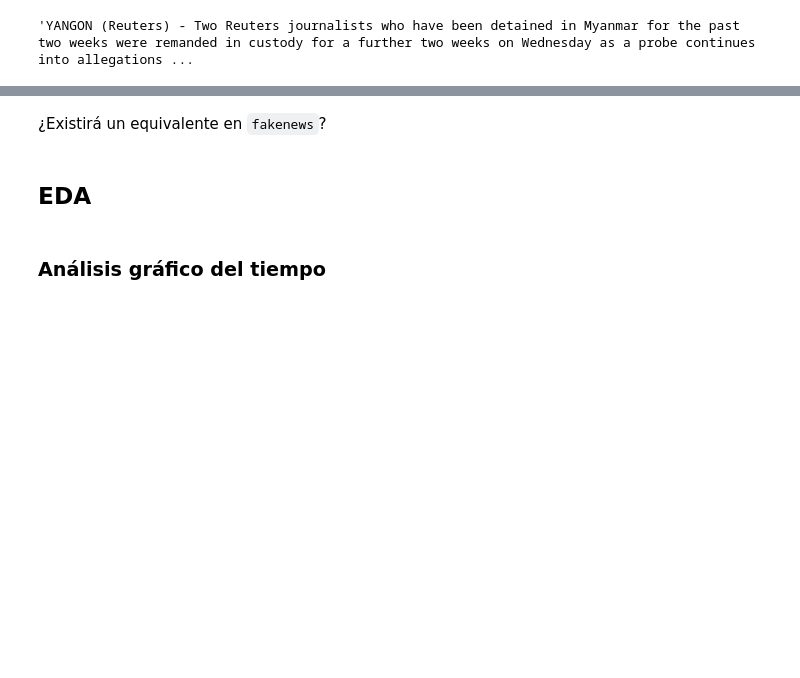
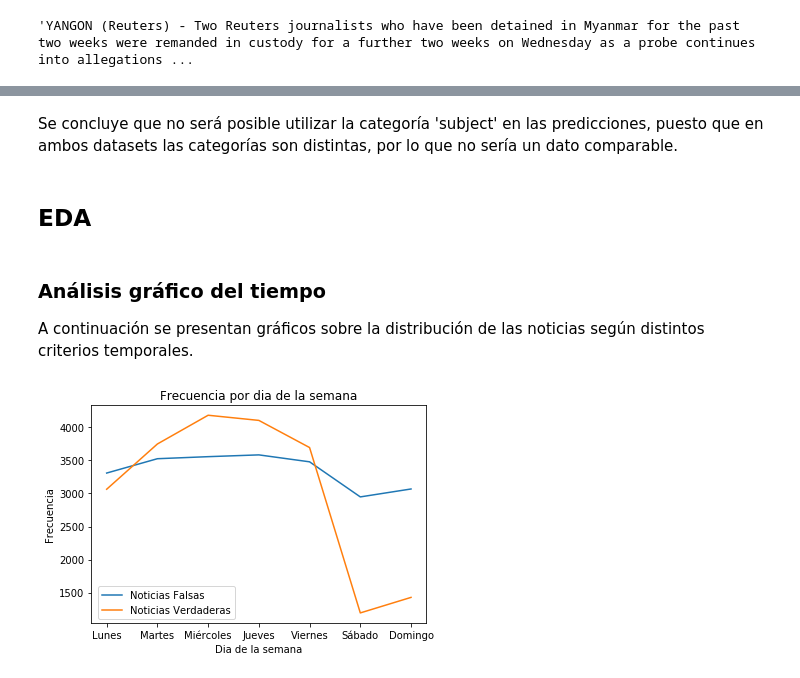
Before and after one commit to framunoz/Detector-Noticias-Falsas, a Jupyter notebook: codigo/01-Carga_de_datos.ipynb, the cells around one changed output, grey strips where cells are left out. Saved outputs shown, nothing was run; the diff lists cells and outputs as text; code cells hidden in the pictures; blank space fills up the shorter version.

Commit message:
Graficos por tiempo terminados y nubes de palabras avance

```diff
--- a/codigo/01-Carga_de_datos.ipynb
+++ b/codigo/01-Carga_de_datos.ipynb
@@ -167,6 +191,28 @@ Podemos decir entonces que una noticia de `'worldnews'` es una noticia estadouni
-# %% [markdown]
-¿Existirá un equivalente en `fakenews`?
+# %% [markdown]
+Se concluye que no será posible utilizar la categoría 'subject' en las predicciones, puesto que en ambos datasets las categorías son distintas, por lo que no sería un dato comparable.
 # %% [markdown]
 ## EDA
-# %% [markdown]
-### Análisis gráfico del tiempo
+# %% [markdown]
+### Análisis gráfico del tiempo
+
+A continuación se presentan gráficos sobre la distribución de las noticias según distintos criterios temporales.
+# %%
+ts_f = df_fake["date"].apply(lambda x: x.dayofweek).value_counts().reset_index().sort_values(by= ['index'])
+ts_t = df_true["date"].apply(lambda x: x.dayofweek).value_counts().reset_index().sort_values(by= ['index'])
+
+dict_week= {0: 'Lunes', 1: 'Martes', 2: 'Miércoles', 3: 'Jueves', 4:'Viernes', 5:'Sábado', 6:'Domingo' }
+ts_f['index']= ts_f['index'].map(dict_week)
+ts_t['index']= ts_t['index'].map(dict_week)
+
+fig, ax = plt.subplots()  # Create a figure containing a single axes.
+ax.plot(ts_f['index'], ts_f['date'], label= 'Noticias Falsas')  # Plot some data on the axes.
+ax.plot(ts_t['index'], ts_t['date'], label= 'Noticias Verdaderas')
+fig.legend(loc=[0.15, 0.15] )
+
+ax.set_xlabel('Dia de la semana')
+ax.set_ylabel('Frecuencia')
+ax.set_title('Frecuencia por dia de la semana')
+
+plt.show()
+# %% [output]
+[figure, added]
```
Also changed, not shown: parts of 34 cells of this notebook, 1 other file.
